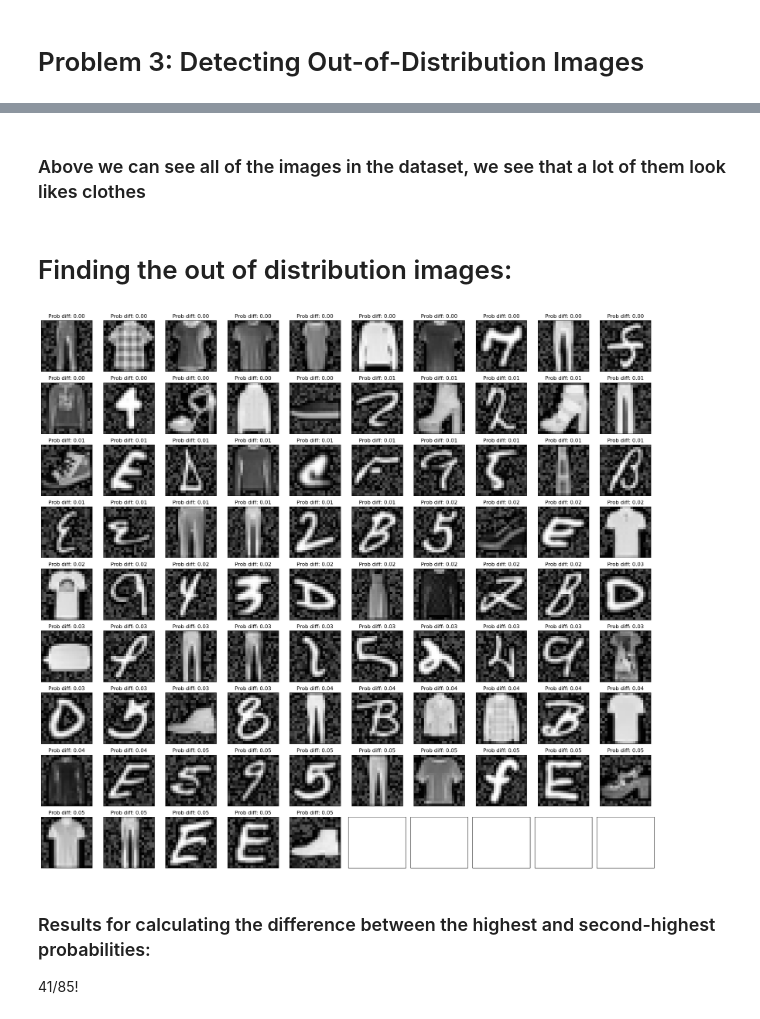
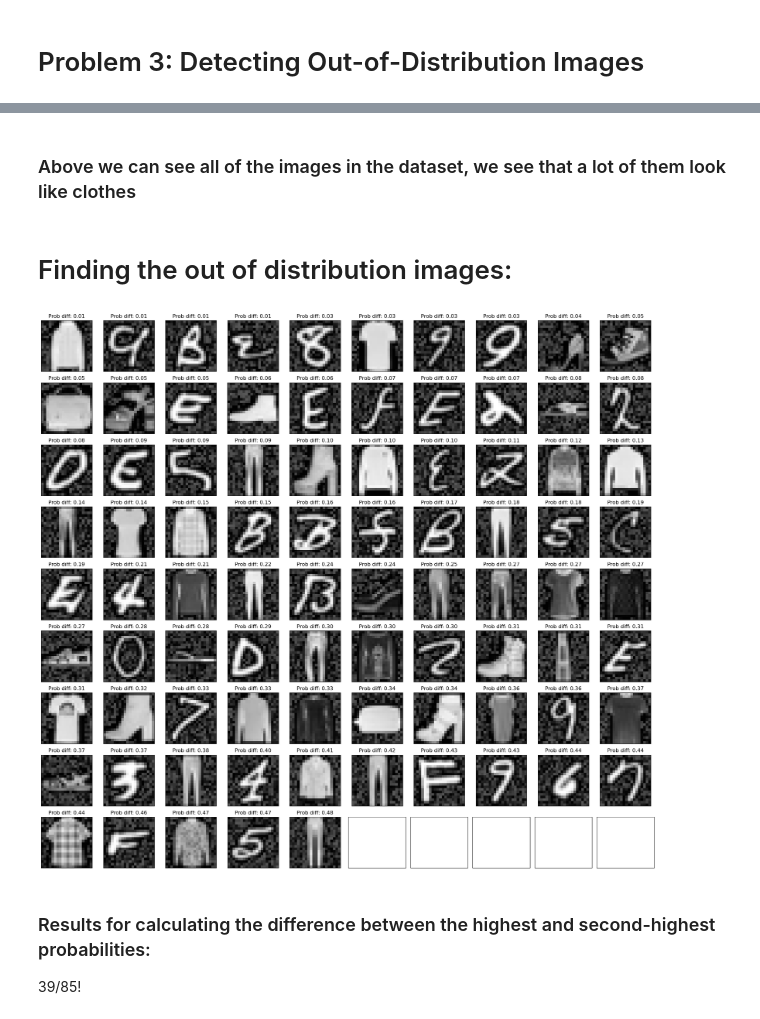
Before and after one commit to eliashovdenes/Machine-Learning-Handwritten-Character-Recognition, a Jupyter notebook: Oblig2.ipynb, the cells around one changed output, grey strips where cells are left out. Drawn from its saved outputs; the diff is of its cells as text; code cells hidden in the pictures.

Commit message:
Prøvd forskjellige metoder for å løse oppgave 3, ingen bra resultat

```diff
--- a/Oblig2.ipynb
+++ b/Oblig2.ipynb
@@ -155,7 +139,7 @@ We see that class 14 and 9 performs the worst and we see that they are under-rep
 # %% [markdown]
 # SVM
 # %%
-svm = SVC(random_state = seed, probability=True)
+svm = SVC(random_state = seed)
 
 param_grid = {
     'C': [0.1, 1, 10, 100],  # Regularization parameter
@@ -164,9 +148,16 @@ param_grid = {
     'degree': [2, 3, 4]  # Degree of the polynomial kernel function ('poly')
 }
 
+param_grid = {
+    'C': [10],  # Regularization parameter
+    'kernel': ['rbf'],  # Kernel type to be used in the algorithm
+    'gamma': ['scale'],  # Kernel coefficient
+    'degree': [2]  # Degree of the polynomial kernel function ('poly')
+}
+
 grid_search = GridSearchCV(estimator=svm, param_grid=param_grid,
                            scoring='accuracy',
-                           cv=kfold, n_jobs=-1, verbose=2)
+                           cv=5, n_jobs=-1, verbose=2)
 
 
 grid_search.fit(X_train_val, y_train_val)
@@ -530,0 +525,23 @@ predicts = best_svm.predict_proba(X)
+# %%
+# I want to use SVM with PCA set to 100, because this gave me the best results:
+svm = SVC(random_state = seed, probability=True, C=10,  degree=2 , gamma='scale', kernel='rbf' )
+
+PCA
+pca = PCA(n_components=100, random_state=seed)
+X_train_val_pca = pca.fit_transform(X_train_val)
+X_corrupt_pca = pca.transform(X)
+svm.fit(X_train_val_pca, y_train_val)
+
+# X_train_val = (X_train_val >= threshold).astype(int)
+
+
+predicts = svm.predict_proba(X_corrupt_pca)
+
+# best_hyperparameters: {'C': 10, 'degree': 2, 'gamma': 'scale', 'kernel': 'rbf'}
+
+# plt.imshow(X[x].reshape(20,20), vmin=0, vmax=1, cmap="gray")
+# plt.show()
+
+# X_test = (X_test >= threshold).astype(int)
+
+# print(classification_report(y_test, svm.predict(X_test)))
@@ -556,42 +575,40 @@ plt.show()
 # %% [markdown]
-### Above we can see all of the images in the dataset, we see that a lot of them look likes clothes
+### Above we can see all of the images in the dataset, we see that a lot of them look like clothes
 # %% [markdown]
 # Finding the out of distribution images:
+# %%
+# predicts_proba = best_svm.predict_proba(X)
+predicts_proba = svm.predict_proba(X_corrupt_pca)
 # %%
-import matplotlib.pyplot as plt
-import numpy as np
-
-# Assuming X is the dataset and predicts_proba contains the predicted probabilities
-predicts_proba = rf.predict_proba(X)
 
 # Step 1: Calculate the difference between the highest and second-highest probabilities
 sorted_probs = np.sort(predicts_proba, axis=1)  # Sort the probabilities for each image
 prob_diffs = sorted_probs[:, -1] - sorted_probs[:, -2]  # Difference between the two largest probabilities
 
 # Step 2: Sort by uncertainty (smallest difference = most uncertain)
 most_uncertain_indices = np.argsort(prob_diffs)  # Sorted from smallest to largest difference
 
 # Step 3: Plot the most uncertain images, from highest uncertainty to lowest
 num_uncertain = 85  # Number of most uncertain images to display
 images_per_row = 10  # Number of images per row in the plot
 num_rows = (num_uncertain + images_per_row - 1) // images_per_row  # Calculate number of rows
 
 fig, axes = plt.subplots(num_rows, images_per_row, figsize=(images_per_row * 2, num_rows * 2))
 
 for i, ax in enumerate(axes.flat):
     if i < num_uncertain:
         image_idx = most_uncertain_indices[i]  # Start with the most uncertain
         image = X[image_idx].reshape(20, 20)  # Assuming the images are 20x20
         ax.imshow(image, vmin=0, vmax=1, cmap="gray")
         ax.set_title(f"Prob diff: {prob_diffs[image_idx]:.2f}")
     ax.set_xticks([])  # Remove x-axis ticks
     ax.set_yticks([])  # Remove y-axis ticks
 
 plt.tight_layout()
 plt.show()
 # %% [output]
-[figure, old version]
+[figure, new version]
 # %% [markdown]
 ### Results for calculating the difference between the highest and second-highest probabilities:
-41/85!
+39/85!
 # %%
```
Also changed, not shown: parts of 31 cells of this notebook.
